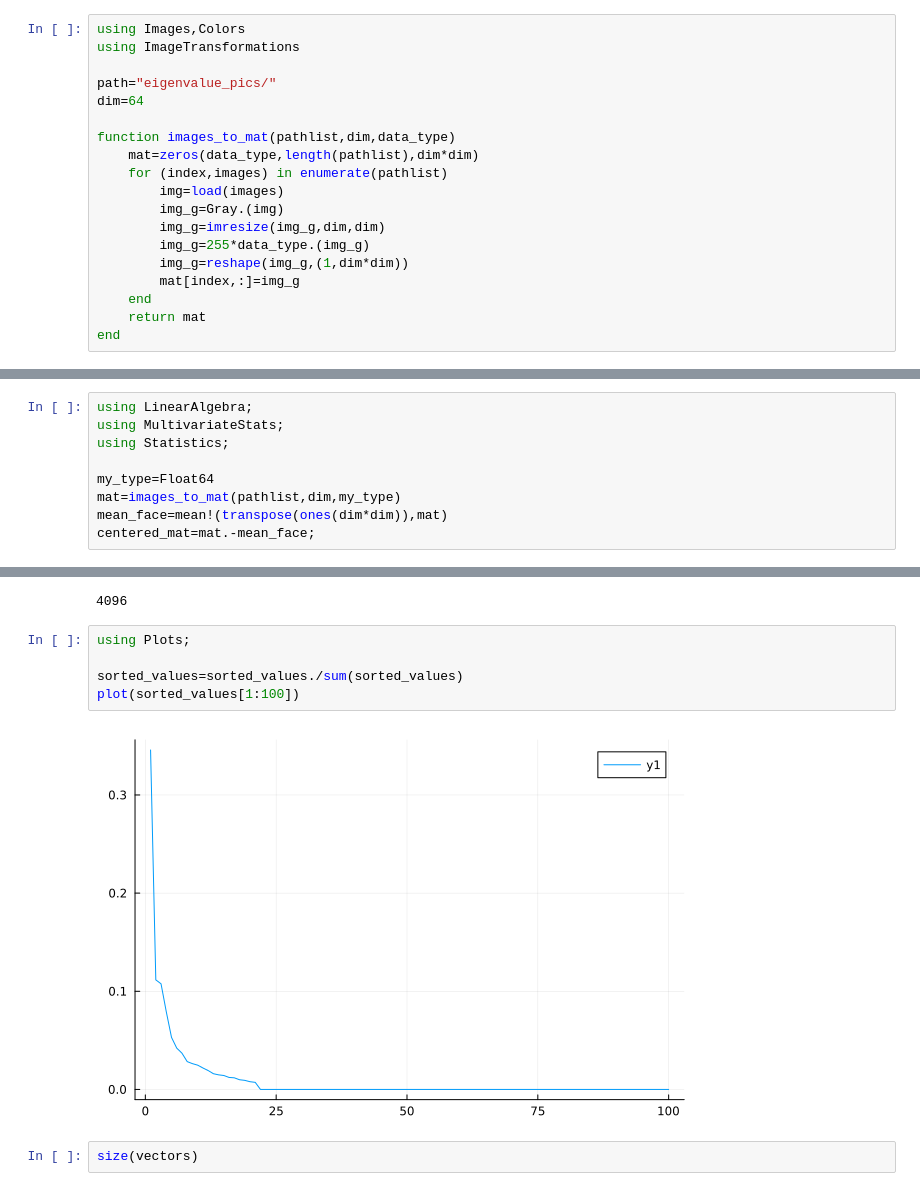
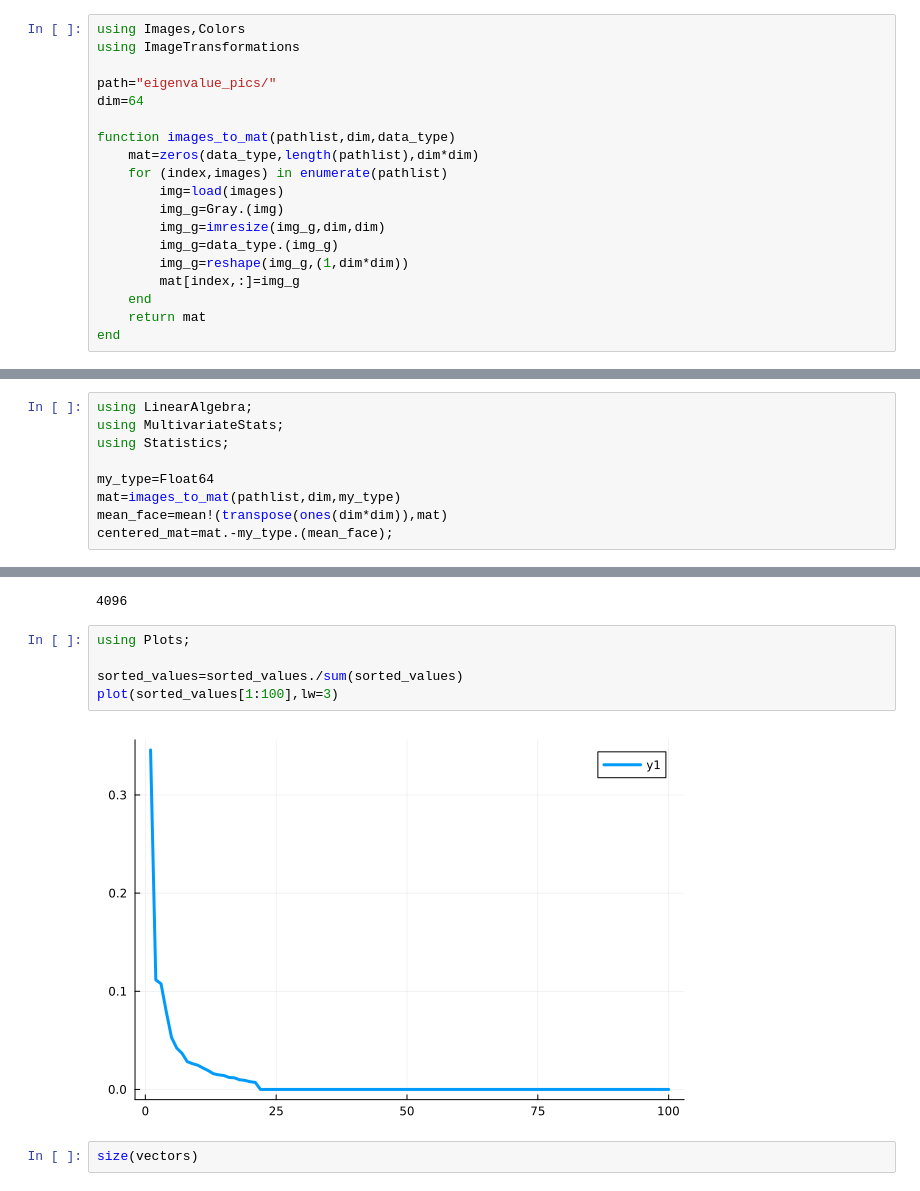
Before and after one commit to sherna90/computacion_numerica, a Jupyter notebook: 3.-Eigenfaces.ipynb, the cells around one changed output, grey strips where cells are left out. Cells and saved outputs as stored; diff of their text form.

```diff
--- a/3.-Eigenfaces.ipynb
+++ b/3.-Eigenfaces.ipynb
@@ -134,7 +133,7 @@ function images_to_mat(pathlist,dim,data_type)
         img=load(images)
         img_g=Gray.(img)
         img_g=imresize(img_g,dim,dim)
-        img_g=255*data_type.(img_g)
+        img_g=data_type.(img_g)
         img_g=reshape(img_g,(1,dim*dim))
         mat[index,:]=img_g
     end
@@ -160,6 +159,6 @@ using Statistics;
 my_type=Float64
 mat=images_to_mat(pathlist,dim,my_type)
 mean_face=mean!(transpose(ones(dim*dim)),mat)
-centered_mat=mat.-mean_face;
+centered_mat=mat.-my_type.(mean_face);
 # %%
 values,vectors=eigen(cov(centered_mat));
@@ -172,10 +175,10 @@ length(sorted_values)
 # %%
 using Plots;
 
 sorted_values=sorted_values./sum(sorted_values)
-plot(sorted_values[1:100])
+plot(sorted_values[1:100],lw=3)
 # %% [output]
-[figure, old version]
+[figure, new version]
 # %%
 size(vectors)
 # %% [output]
```
Also changed, not shown: parts of 25 cells of this notebook.
